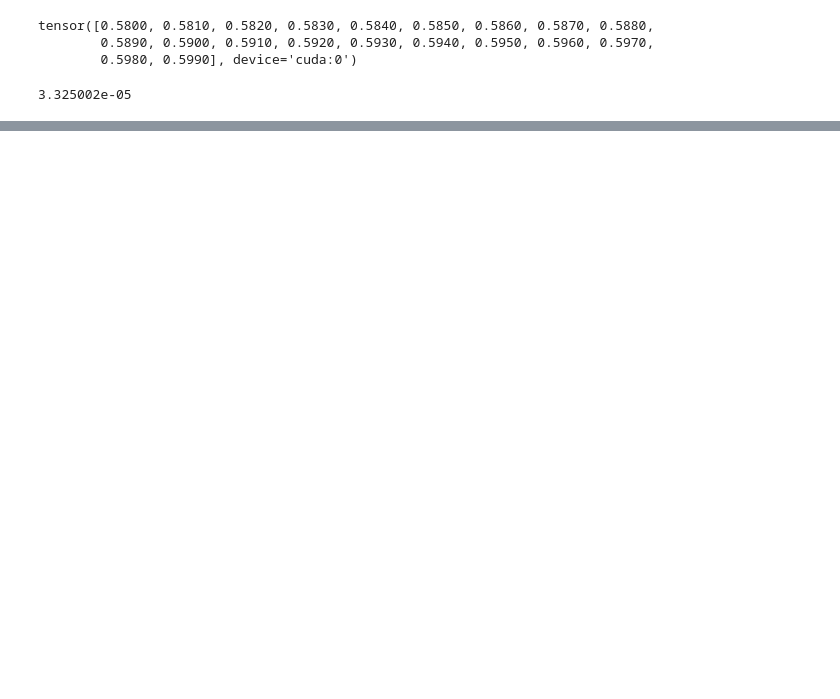
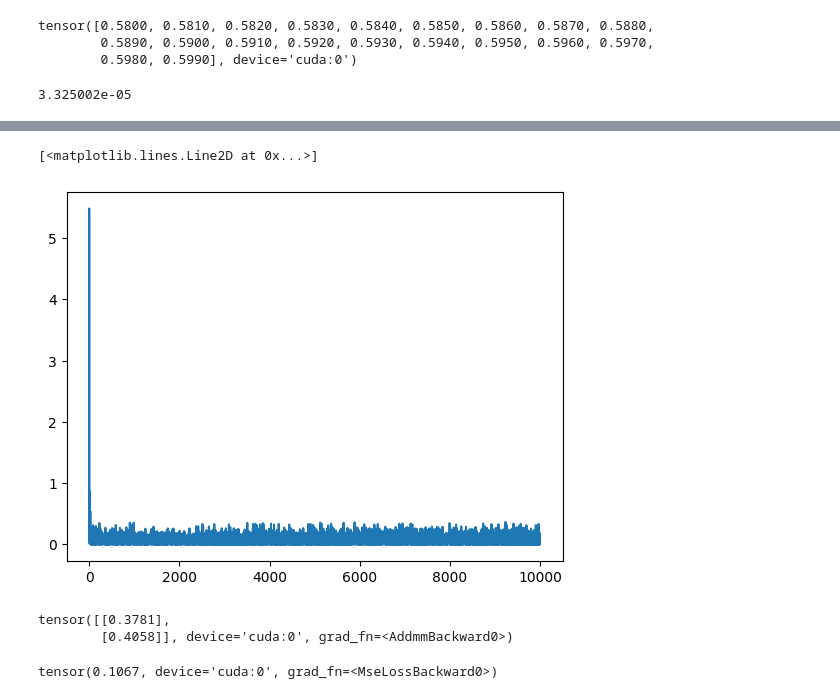
Before and after one commit to julianjandeleit/transformer-models-time-series-forecasting, a Jupyter notebook: notebooks/adapt_simle_transformer.ipynb, the cells around one changed output, grey strips where cells are left out. Cells and saved outputs as stored; diff of their text form; code cells hidden in the pictures; blank space fills up the shorter version.

```diff
--- a/notebooks/adapt_simle_transformer.ipynb
+++ b/notebooks/adapt_simle_transformer.ipynb
@@ -295,0 +297,4 @@ np.var(out.cpu().detach().numpy())
+# %%
+data_temp, data_wind = load_data()
+display(data_temp.head(3))
+display(data_wind.head(3))
@@ -295,0 +318,36 @@ np.var(out.cpu().detach().numpy())
+# %%
+data = data_temp.copy().iloc[:1000,:]
+timefreq="5s"
+aggregator="mean"
+window_size=12
+feature_size=10
+
+def get_window(data, i, wsize):
+    window = data.iloc[i:i+wsize, 1:].to_numpy()
+    timestamps = data.iloc[i:i+wsize, 0].to_numpy()
+    isvalid = not np.any(np.isnan(window))
+    if window.shape[0] != wsize:
+        isvalid = False
+    return window, timestamps, isvalid
+
+def get_datapoint(data, i, wsize, fsize):
+    window, timestamps, isvalid = get_window(data, i, wsize)
+    feature, label = window[0:fsize,:], window[fsize:,:]
+    return feature, label, timestamps, isvalid
+
+def get_valid_windows(data, wsize):
+    valid_indexes = []
+    print("computing valid windows")
+    for i in tqdm(range(data.shape[0])):
+        _,_, isvalid = get_window(data,i,wsize)
+        if isvalid:
+            valid_indexes.append(i)
+    print(f"found {len(valid_indexes)} valid window(s)")
+    return valid_indexes
+
+data_resampled, scaler = scale_and_resample_timeindex(data, timefreq=timefreq, aggregator=aggregator)
+data_resampled = data_resampled[["differential_potential_CH1"]]
+data_resampled = data_resampled.reset_index()
+valid_windows = get_valid_windows(data_resampled, window_size)
+window, timestamps, isvalid = get_window(data_resampled, valid_windows[0],window_size)
+feature, label, timestamps, isvalid = get_datapoint(data_resampled, valid_windows[0], window_size, feature_size)
@@ -295,0 +496,26 @@ np.var(out.cpu().detach().numpy())
+# %%
+plt.plot([l.cpu().detach().numpy() for l in trainData.losses], label="loss")
+plt.plot([np.mean(trainData.losses[:i]) for i in range(len(trainData.losses))], label="avg_losses")
+plt.legend()
+# %% [output]
+[<matplotlib.lines.Line2D at 0x...>]
+[figure, added]
+# %%
+#window_index = data.valid_windows[int(np.random.uniform(0,len(data.valid_windows)))]
+window_index = expData.valid_windows[100] # any
+feature, label, _timestamps, _isvalid = get_datapoint(expData.data_resampled, window_index,expData.window_size,expData.feature_size)
+feature = torch.Tensor(feature).to(device)
+label = torch.Tensor(label).to(device)
+decoder_input = feature[-2:]
+net = trainData.best_net
+net.to(device)
+net.encode(torch.unsqueeze(feature,0).T)
+out = net(decoder_input,mask=None)
+out
+# %% [output]
+tensor([[0.3781],
+        [0.4058]], device='cuda:0', grad_fn=<AddmmBackward0>)
+# %%
+nn.MSELoss()(out,label[:2])
+# %% [output]
+tensor(0.1067, device='cuda:0', grad_fn=<MseLossBackward0>)
```
Also changed, not shown: parts of 12 cells of this notebook.
